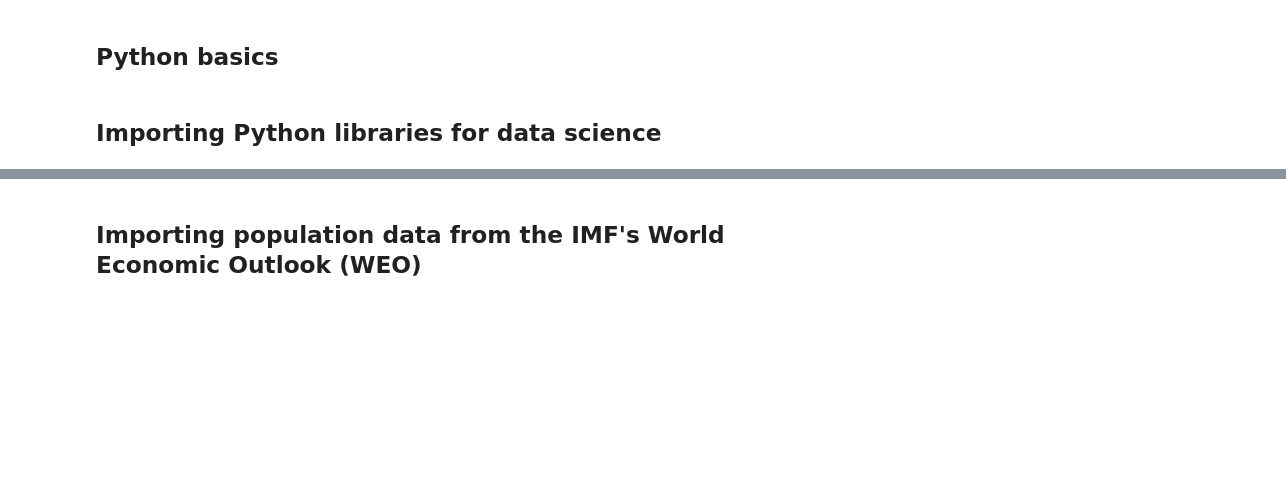
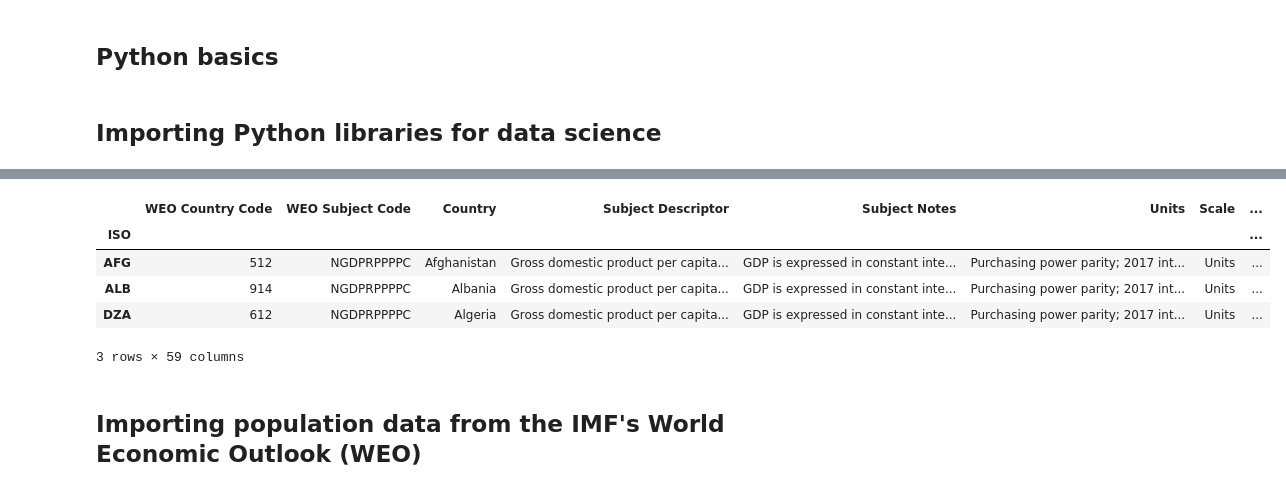
Before and after one commit to ProfKlein/github.io, a Jupyter notebook: IRGA_Maps.ipynb, the cells around one changed output, grey strips where cells are left out. Saved outputs shown, nothing was run; the diff lists cells and outputs as text; code cells hidden in the pictures; blank space fills up the shorter version.

```diff
--- a/IRGA_Maps.ipynb
+++ b/IRGA_Maps.ipynb
@@ -53,3 +34,12 @@ gdp
+# %%
+gdppc.head(3)
+# %% [output]
+|  | WEO Country Code | WEO Subject Code | Country | Subject Descriptor | Subject Notes | Units | Scale | ... |
+| ISO |  |  |  |  |  |  |  | ... |
+| AFG | 512 | NGDPRPPPPC | Afghanistan | Gross domestic product per capita... | GDP is expressed in constant inte... | Purchasing power parity; 2017 int... | Units | ... |
+| ALB | 914 | NGDPRPPPPC | Albania | Gross domestic product per capita... | GDP is expressed in constant inte... | Purchasing power parity; 2017 int... | Units | ... |
+| DZA | 612 | NGDPRPPPPC | Algeria | Gross domestic product per capita... | GDP is expressed in constant inte... | Purchasing power parity; 2017 int... | Units | ... |
+3 rows × 59 columns
 # %% [markdown]
 ## Importing population data from the IMF's World Economic Outlook (WEO)
 # %%
```
Also changed, not shown: parts of 49 cells of this notebook.
